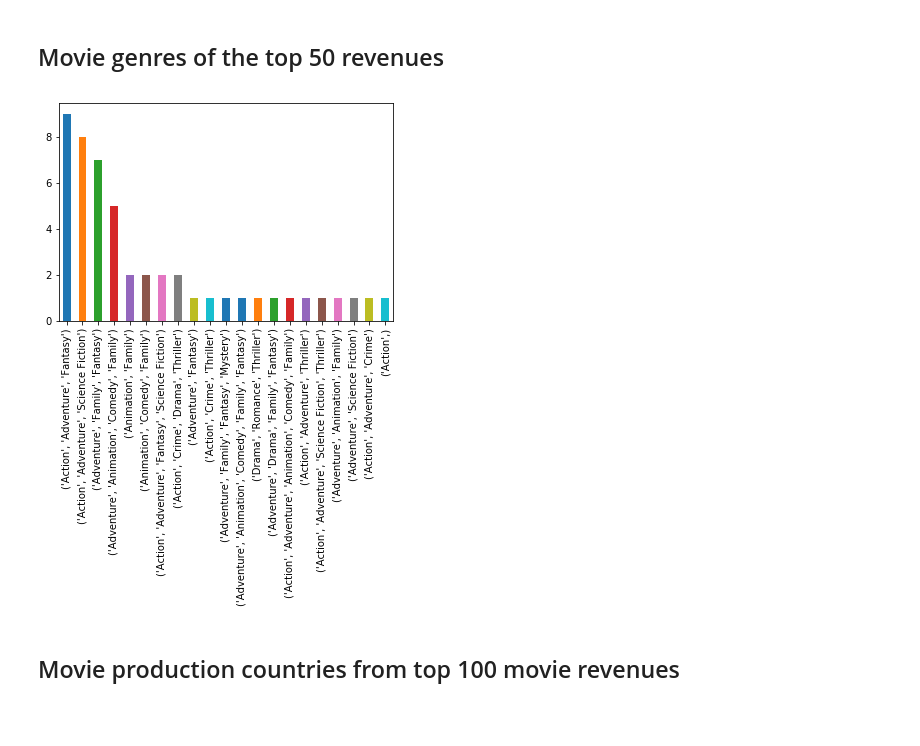
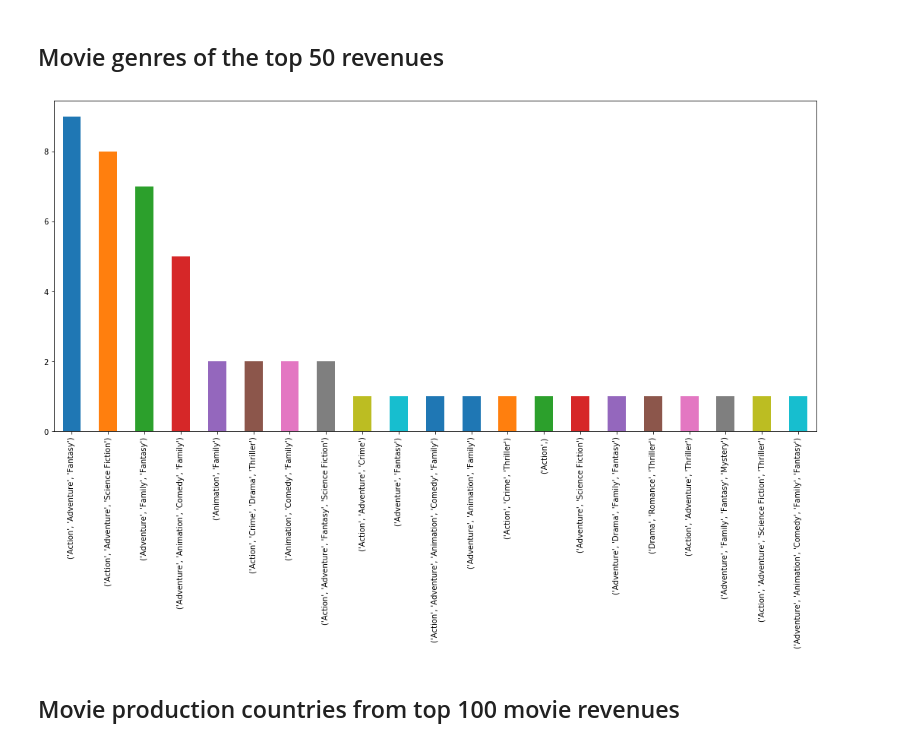
Before and after one commit to COGS108/MyFirstPullRequest, a Jupyter notebook: Data_analysis.ipynb, the cells around one changed output. Cells and saved outputs as stored; diff of their text form; code cells hidden in the pictures; blank space fills up the shorter version.

```diff
--- a/Data_analysis.ipynb
+++ b/Data_analysis.ipynb
@@ -25,10 +25,10 @@ df.head(5)
 # %% [markdown]
 ## Movie genres of the top 50 revenues
 # %%
-pd.value_counts(df.head(50)['genres']).plot.bar()
+pd.value_counts(df.head(50)['genres']).plot.bar(figsize = (18, 8))
 f1 = plt.gcf()
 # %% [output]
-[figure, old version]
+[figure, new version]
 # %% [markdown]
 ## Movie production countries from top 100 movie revenues
 # %%
```
Also changed, not shown: parts of 22 cells of this notebook.
